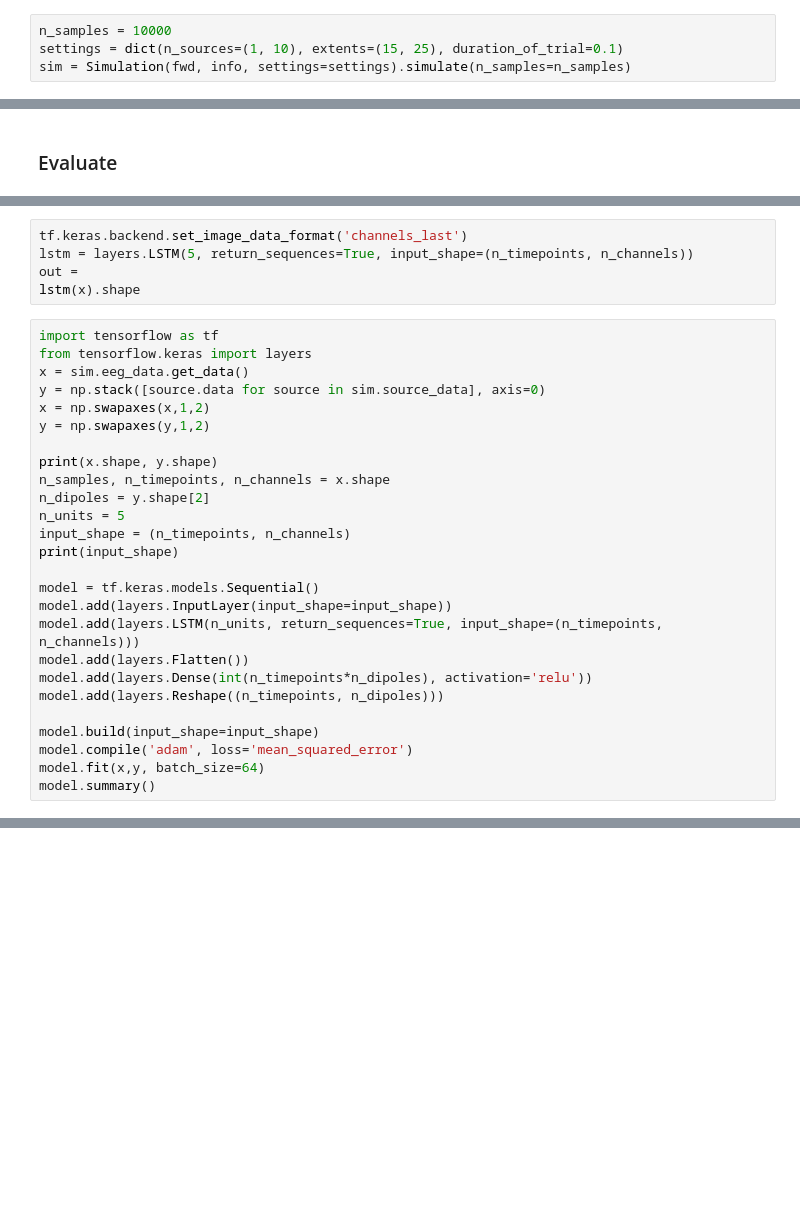
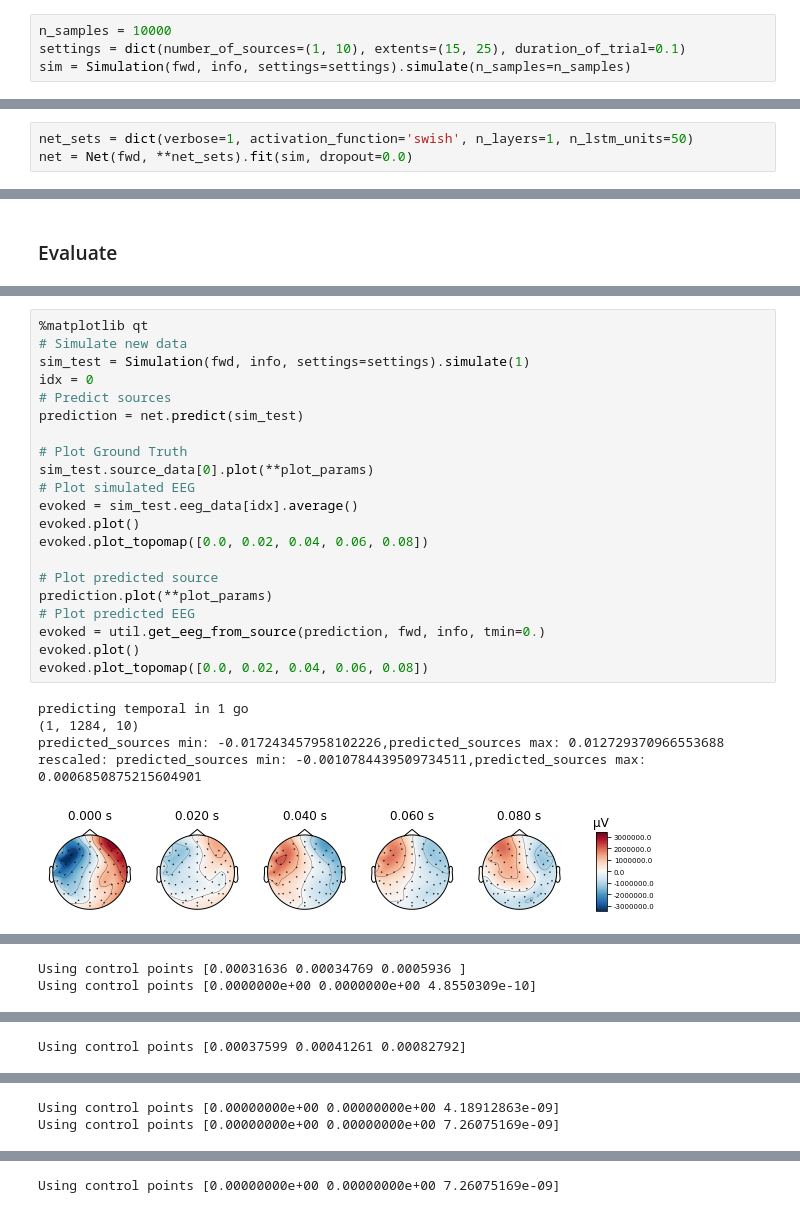
Before and after one commit to LukeTheHecker/esinet, a Jupyter notebook: tutorials/_temporal.ipynb, the cells around one changed output, grey strips where cells are left out. Saved outputs shown, nothing was run; the diff lists cells and outputs as text; blank space fills up the shorter version.

Commit message:
fixed settings and lstm hyperparams

```diff
--- a/tutorials/_temporal.ipynb
+++ b/tutorials/_temporal.ipynb
@@ -35,4 +35,4 @@ fwd = create_forward_model(info=info)
 # %%
 n_samples = 10000
-settings = dict(n_sources=(1, 10), extents=(15, 25), duration_of_trial=0.1)
+settings = dict(number_of_sources=(1, 10), extents=(15, 25), duration_of_trial=0.1)
 sim = Simulation(fwd, info, settings=settings).simulate(n_samples=n_samples)
@@ -58,0 +39,3 @@ Epoch 1/100
+# %%
+net_sets = dict(verbose=1, activation_function='swish', n_layers=1, n_lstm_units=50)
+net = Net(fwd, **net_sets).fit(sim, dropout=0.0)
@@ -92,31 +63,27 @@ Using control points [0.00046249 0.00049206 0.00089423]
-# %%
-tf.keras.backend.set_image_data_format('channels_last')
-lstm = layers.LSTM(5, return_sequences=True, input_shape=(n_timepoints, n_channels))
-out =
-lstm(x).shape
-# %%
-import tensorflow as tf
-from tensorflow.keras import layers
-x = sim.eeg_data.get_data()
-y = np.stack([source.data for source in sim.source_data], axis=0)
-x = np.swapaxes(x,1,2)
-y = np.swapaxes(y,1,2)
-
-print(x.shape, y.shape)
-n_samples, n_timepoints, n_channels = x.shape
-n_dipoles = y.shape[2]
-n_units = 5
-input_shape = (n_timepoints, n_channels)
-print(input_shape)
-
-model = tf.keras.models.Sequential()
-model.add(layers.InputLayer(input_shape=input_shape))
-model.add(layers.LSTM(n_units, return_sequences=True, input_shape=(n_timepoints, n_channels)))
-model.add(layers.Flatten())
-model.add(layers.Dense(int(n_timepoints*n_dipoles), activation='relu'))
-model.add(layers.Reshape((n_timepoints, n_dipoles)))
-
-model.build(input_shape=input_shape)
-model.compile('adam', loss='mean_squared_error')
-model.fit(x,y, batch_size=64)
-model.summary()
+# %%
+%matplotlib qt
+# Simulate new data
+sim_test = Simulation(fwd, info, settings=settings).simulate(1)
+idx = 0
+# Predict sources
+prediction = net.predict(sim_test)
+
+# Plot Ground Truth
+sim_test.source_data[0].plot(**plot_params)
+# Plot simulated EEG
+evoked = sim_test.eeg_data[idx].average()
+evoked.plot()
+evoked.plot_topomap([0.0, 0.02, 0.04, 0.06, 0.08])
+
+# Plot predicted source
+prediction.plot(**plot_params)
+# Plot predicted EEG
+evoked = util.get_eeg_from_source(prediction, fwd, info, tmin=0.)
+evoked.plot()
+evoked.plot_topomap([0.0, 0.02, 0.04, 0.06, 0.08])
+# %% [output]
+predicting temporal in 1 go
+(1, 1284, 10)
+predicted_sources min: -0.017243457958102226,predicted_sources max: 0.012729370966553688
+rescaled: predicted_sources min: -0.0010784439509734511,predicted_sources max: 0.0006850875215604901
+[figure, added]
@@ -122,0 +94,2 @@ model.summary()
+Using control points [0.00031636 0.00034769 0.0005936 ]
+Using control points [0.0000000e+00 0.0000000e+00 4.8550309e-10]
@@ -122,0 +100 @@ model.summary()
+Using control points [0.00037599 0.00041261 0.00082792]
@@ -122,0 +105,2 @@ model.summary()
+Using control points [0.00000000e+00 0.00000000e+00 4.18912863e-09]
+Using control points [0.00000000e+00 0.00000000e+00 7.26075169e-09]
@@ -122,0 +111 @@ model.summary()
+Using control points [0.00000000e+00 0.00000000e+00 7.26075169e-09]
```
Also changed, not shown: parts of 6 cells of this notebook, 4 other files.
